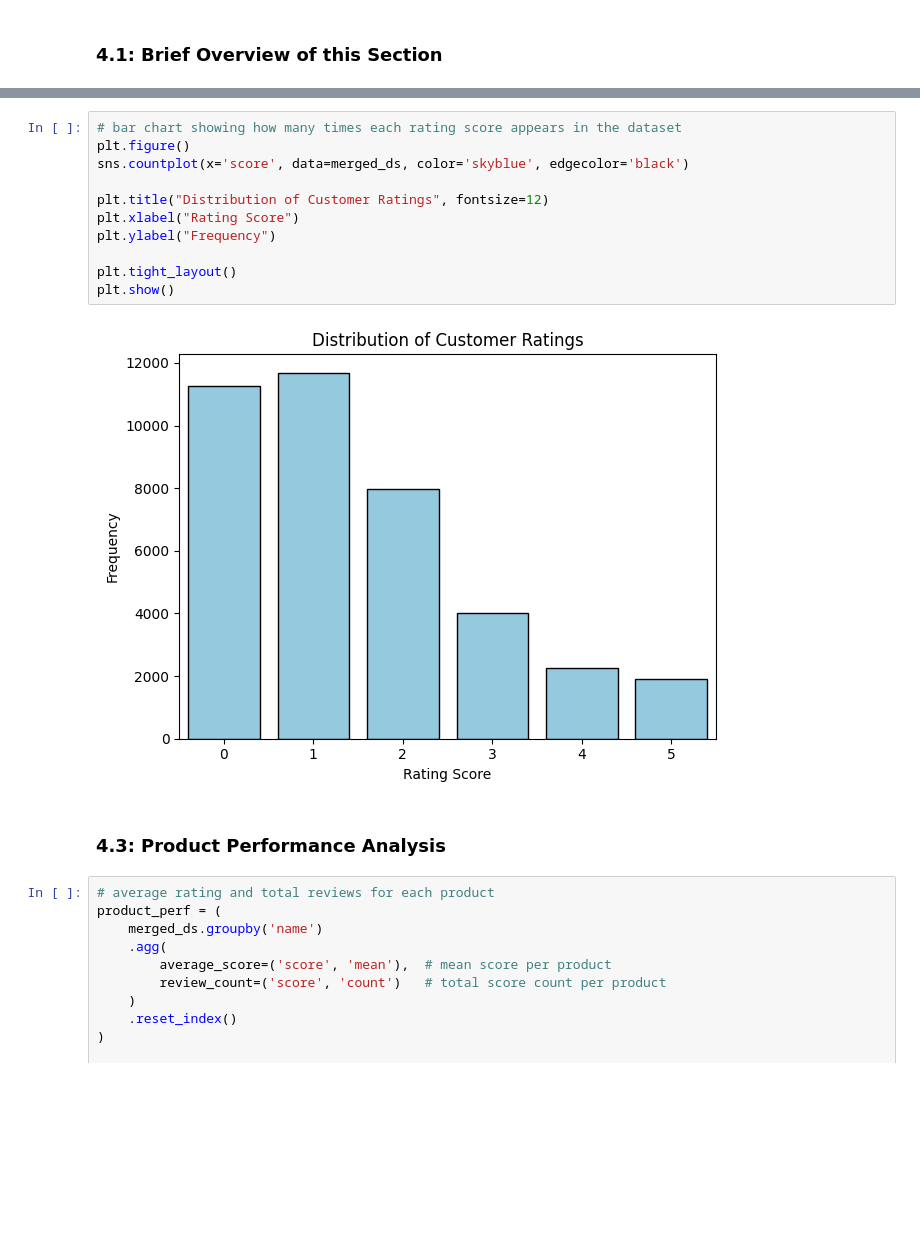
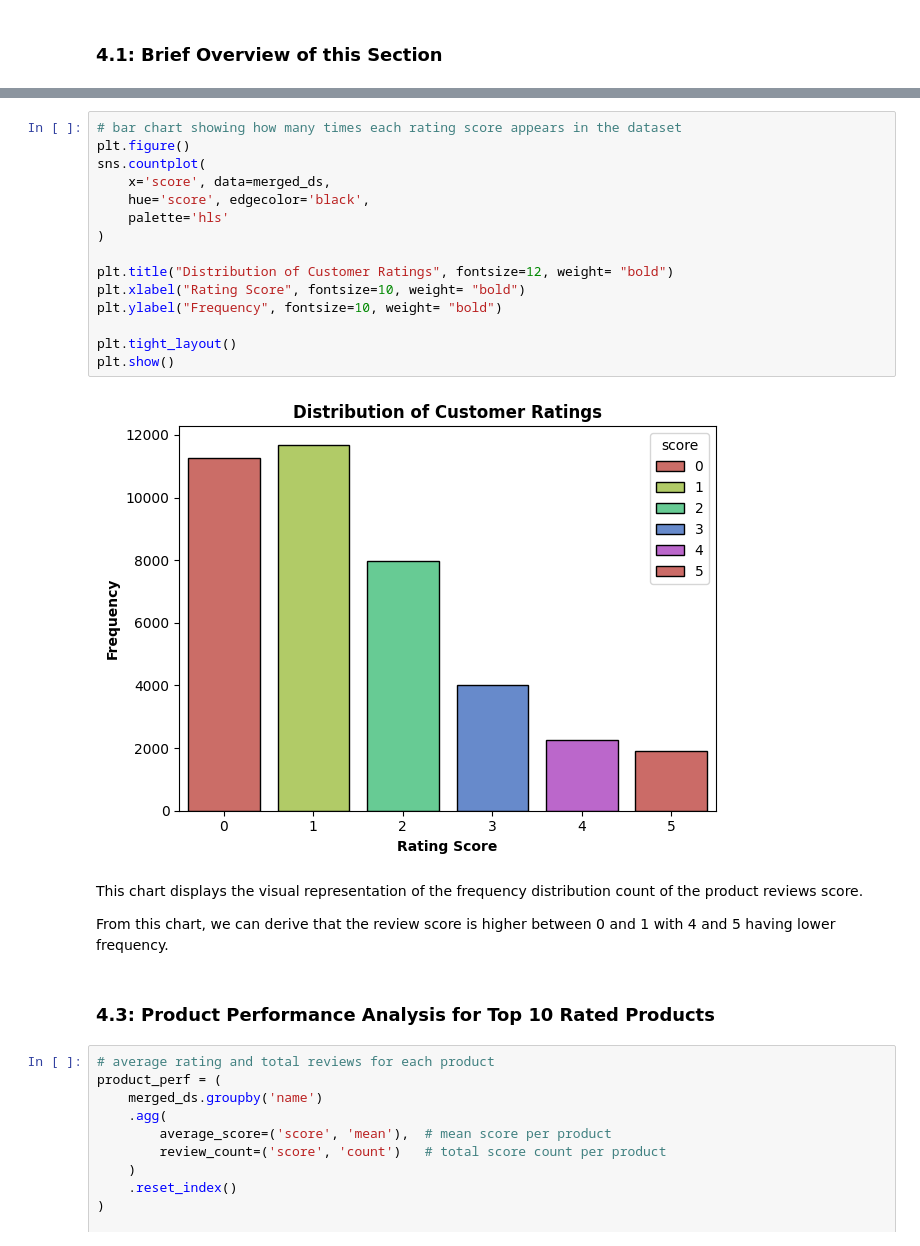
Before and after one commit to Fieldmarshall31/3531342_BD2, a Jupyter notebook: 3531342_BD2.ipynb, the cells around one changed output, grey strips where cells are left out. Saved outputs shown, nothing was run; the diff lists cells and outputs as text; blank space fills up the shorter version.

```diff
--- a/3531342_BD2.ipynb
+++ b/3531342_BD2.ipynb
@@ -413,18 +410,26 @@ Now, let's dive in.
 # %%
 # bar chart showing how many times each rating score appears in the dataset
 plt.figure()
-sns.countplot(x='score', data=merged_ds, color='skyblue', edgecolor='black')
+sns.countplot(
+    x='score', data=merged_ds,
+    hue='score', edgecolor='black',
+    palette='hls'
+)
 
-plt.title("Distribution of Customer Ratings", fontsize=12)
-plt.xlabel("Rating Score")
-plt.ylabel("Frequency")
+plt.title("Distribution of Customer Ratings", fontsize=12, weight= "bold")
+plt.xlabel("Rating Score", fontsize=10, weight= "bold")
+plt.ylabel("Frequency", fontsize=10, weight= "bold")
 
 plt.tight_layout()
 plt.show()
 # %% [output]
-[figure, old version]
+[figure, new version]
+# %% [markdown]
+This chart displays the visual representation of the frequency distribution count of the product reviews score.
+
+From this chart, we can derive that the review score is higher between 0 and 1 with 4 and 5 having lower frequency.
 # %% [markdown]
-### **4.3: Product Performance Analysis**
+### **4.3: Product Performance Analysis for Top 10 Rated Products**
 # %%
 # average rating and total reviews for each product
 product_perf = (
```
Also changed, not shown: parts of 48 cells of this notebook.
